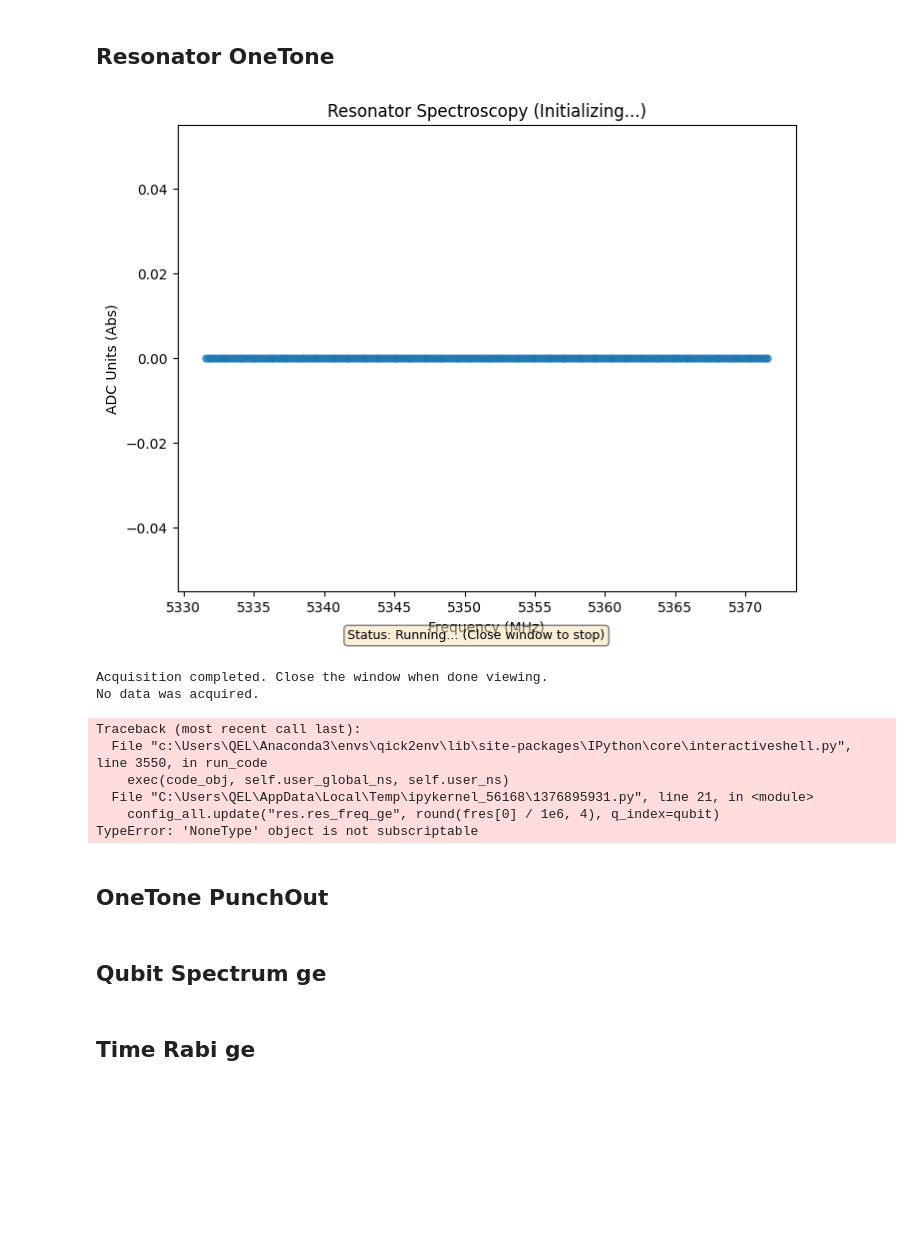
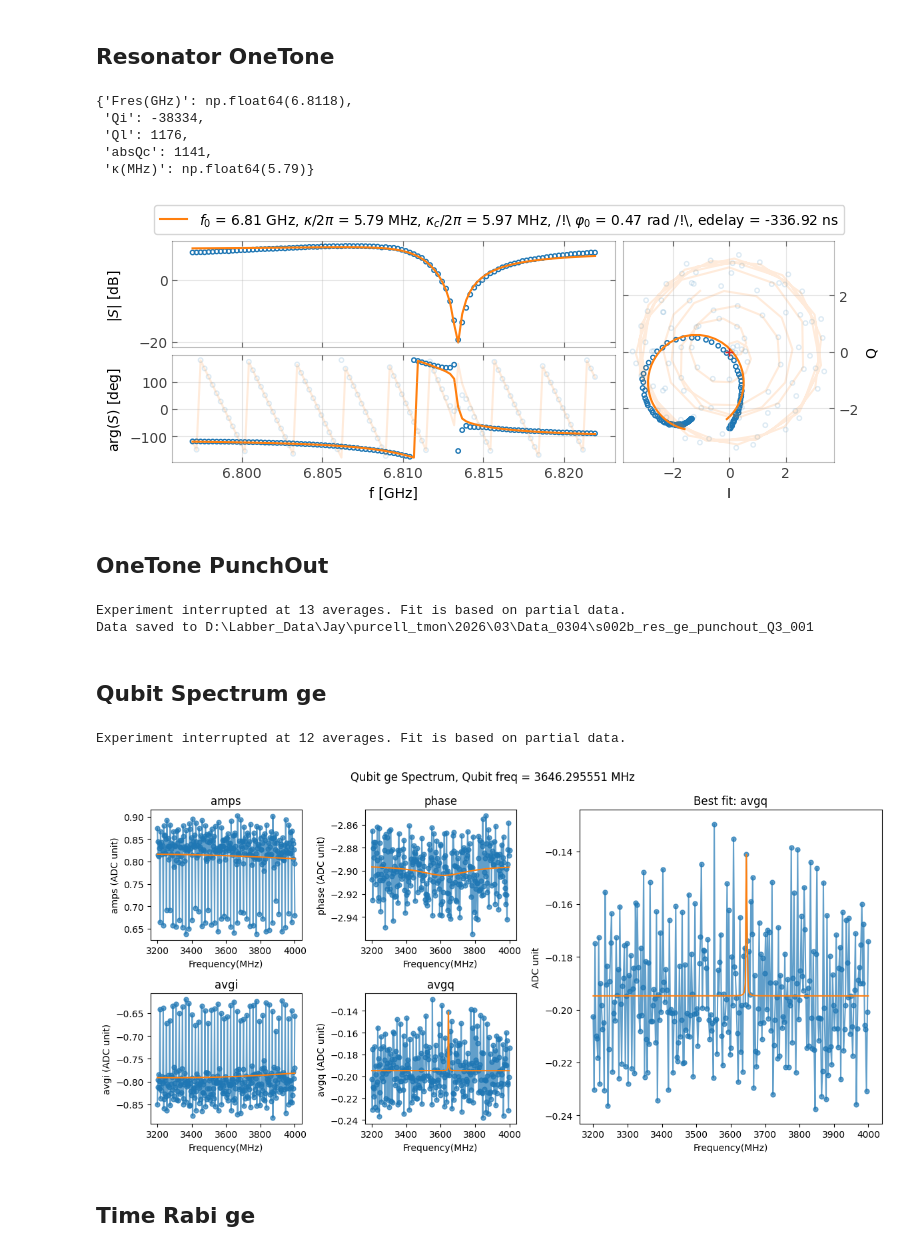
Before and after one commit to JayChien04717/SQC_soc, a Jupyter notebook: new_single_qb_cal.ipynb, the cells around one changed output. Drawn from its saved outputs; the diff is of its cells as text; code cells hidden in the pictures; blank space fills up the shorter version.

Commit message:
test purcell tmon

```diff
--- a/new_single_qb_cal.ipynb
+++ b/new_single_qb_cal.ipynb
@@ -17,8 +17,8 @@ import Pyro4
 Pyro4.config.SERIALIZER = "pickle"
 Pyro4.config.PICKLE_PROTOCOL_VERSION = 4
 
-ns_host = "192.168.10.179"
-ns_port = 8887
+ns_host = "192.168.10.82"
+ns_port = 8888
 proxy_name = "myqick"
 
 soc, soccfg = make_proxy(ns_host=ns_host, ns_port=ns_port, proxy_name=proxy_name)
@@ -47,7 +47,7 @@ Firmware configuration (built Tue Sep 10 16:13:40 2024):
 from qick_workspace.tools.system_tool import ExperimentConfig
 from qick_workspace.tools.system_cfg import config_list
 
-qubit = "Q1"
+qubit = "Q3"
 config_all = ExperimentConfig(config_list)
 run_cfg = config_all.get_qubit(qubit)
 # %%
@@ -108,48 +128,47 @@ yoko.GetValue()
 # %%
 from qick_workspace.newscrip.s002_res_spec_ge import ResonatorSpec
 
-START_FREQ = config_all.get_qubit(qubit)["res_freq_ge"] - 20  # [MHz]
-STOP_FREQ = config_all.get_qubit(qubit)["res_freq_ge"] + 20  # [MHz]
-STEPS = 201
+START_FREQ = config_all.get_qubit(qubit)["res_freq_ge"] - 15 # [MHz]
+STOP_FREQ = config_all.get_qubit(qubit)["res_freq_ge"] + 10  # [MHz]
 
-config_all.update("res.res_gain_ge", 0.1, q_index=qubit)
+
+STEPS = 101
+
+config_all.update("res.res_gain_ge", 0.2, q_index=qubit)
 run_cfg = config_all.get_qubit(qubit)
 
 run_cfg.update(
     [
         ("steps", STEPS),
         ("res_freq_ge", QickSweep1D("freqloop", START_FREQ, STOP_FREQ)),
         ("relax_delay", 0),
     ]
 )
 
 onetone = ResonatorSpec(soc, soccfg, run_cfg)
 fres = onetone.run(py_avg=10, solve_type="hm")
 ## update value ##
 config_all.update("res.res_freq_ge", round(fres[0] / 1e6, 4), q_index=qubit)
-onetone.saveLabber(qubit, yoko_value=None, config_all=config_all)
+# onetone.saveLabber(qubit, yoko_value=None, config_all=config_all)
 # %% [output]
+{'Fres(GHz)': np.float64(6.8118),
+ 'Qi': -38334,
+ 'Ql': 1176,
+ 'absQc': 1141,
+ 'κ(MHz)': np.float64(5.79)}
-[figure, old version]
+[figure, new version]
-Acquisition completed. Close the window when done viewing.
-No data was acquired.
-Traceback (most recent call last):
-  File "c:\Users\QEL\Anaconda3\envs\qick2env\lib\site-packages\IPython\core\interactiveshell.py", line 3550, in run_code
-    exec(code_obj, self.user_global_ns, self.user_ns)
-  File "C:\Users\QEL\AppData\Local\Temp\ipykernel_56168\1376895931.py", line 21, in <module>
-    config_all.update("res.res_freq_ge", round(fres[0] / 1e6, 4), q_index=qubit)
-TypeError: 'NoneType' object is not subscriptable
 # %% [markdown]
 ## OneTone PunchOut
 # %%
 from qick_workspace.newscrip.s002b_res_punchout_ge import Punchout
 
-START_FREQ = config_all.get_qubit(qubit)["res_freq_ge"] - 7  # [MHz]
-STOP_FREQ = config_all.get_qubit(qubit)["res_freq_ge"] + 7  # [MHz]
-STEPS_freq = 41
+START_FREQ = config_all.get_qubit(qubit)["res_freq_ge"] - 20  # [MHz]
+STOP_FREQ = config_all.get_qubit(qubit)["res_freq_ge"] + 20  # [MHz]
+STEPS_freq = 201
 
-START_gain = 0.001
-STOP_gain = 0.1
-STEPS_gain = 21
+START_gain = 0.1
+STOP_gain = 1
+STEPS_gain = 11
 
 run_cfg = config_all.get_qubit(qubit)
 run_cfg.update(
@@ -163,36 +182,42 @@ run_cfg.update(
 punchout = Punchout(soc, soccfg, run_cfg)
 punchout.run(py_avg=50)
 punchout.saveLabber(qubit, config_all=config_all)
+# %% [output]
+Experiment interrupted at 13 averages. Fit is based on partial data.
+Data saved to D:\Labber_Data\Jay\purcell_tmon\2026\03\Data_0304\s002b_res_ge_punchout_Q3_001
 # %% [markdown]
 ## Qubit Spectrum ge
 # %%
 from qick_workspace.newscrip.s003_qubit_spec_ge import QubitSpec
 
-center = 4500
-SPAN = 200
+center = 3600
+SPAN = 400
 START_FREQ = center - SPAN  # [MHz]
 STOP_FREQ = center + SPAN  # [MHz]
-STEPS = 201
+STEPS = 301
 
-config_all.update("ch.qb_ch", 2, q_index=qubit)
+
 run_cfg = config_all.get_qubit(qubit)
 run_cfg.update(
     [
         ("steps", STEPS),
         ("qb_freq_ge", QickSweep1D("freqloop", START_FREQ, STOP_FREQ)),
-        ("qmixer_freq", center),
-        ("qbgain_ge", 0.5),
-        ("qb_length_ge", 5),
-        ("relax_delay", 1),
-        ("nqz_qb", 2),
+        ("qb_mixer", center),
+        ("qb_gain_ge", 0.5),
+        ("qb_flat_top_length_ge", 5),
+        ("relax_delay", 2),
+        ("nqz_qb", 1),
     ]
 )
 
 spectrum_ge = QubitSpec(soc, soccfg, run_cfg)
-f_ge = spectrum_ge.run(500)
+f_ge = spectrum_ge.run(100)
 config_all.update("qb.qb_freq_ge", f_ge, q_index=qubit)
 config_all.update("qb.qb_mixer", f_ge, q_index=qubit)
-# spectrum_ge.saveLabber(qubit, yoko_value=yoko_value)
+# spectrum_ge.saveLabber(qubit, config_all=config_all)
+# %% [output]
+Experiment interrupted at 12 averages. Fit is based on partial data.
+[figure, added]
 # %% [markdown]
 ## Time Rabi ge
 # %%
```
Also changed, not shown: parts of 12 cells of this notebook, 47 other files.
